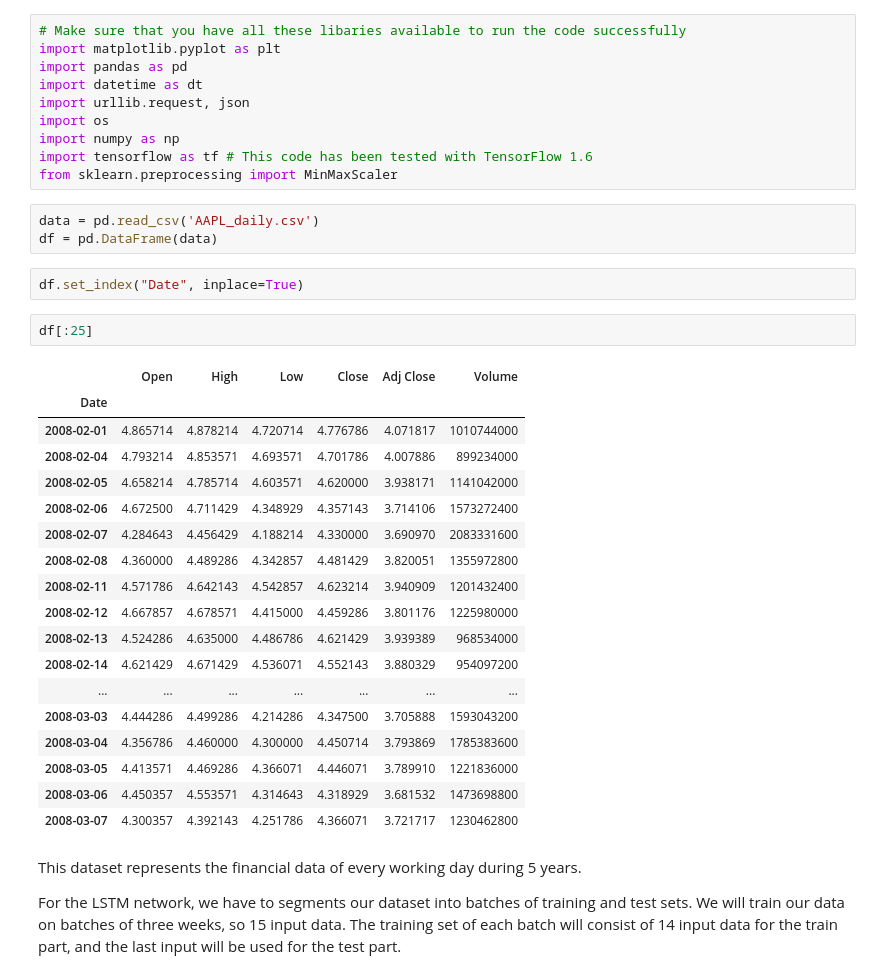
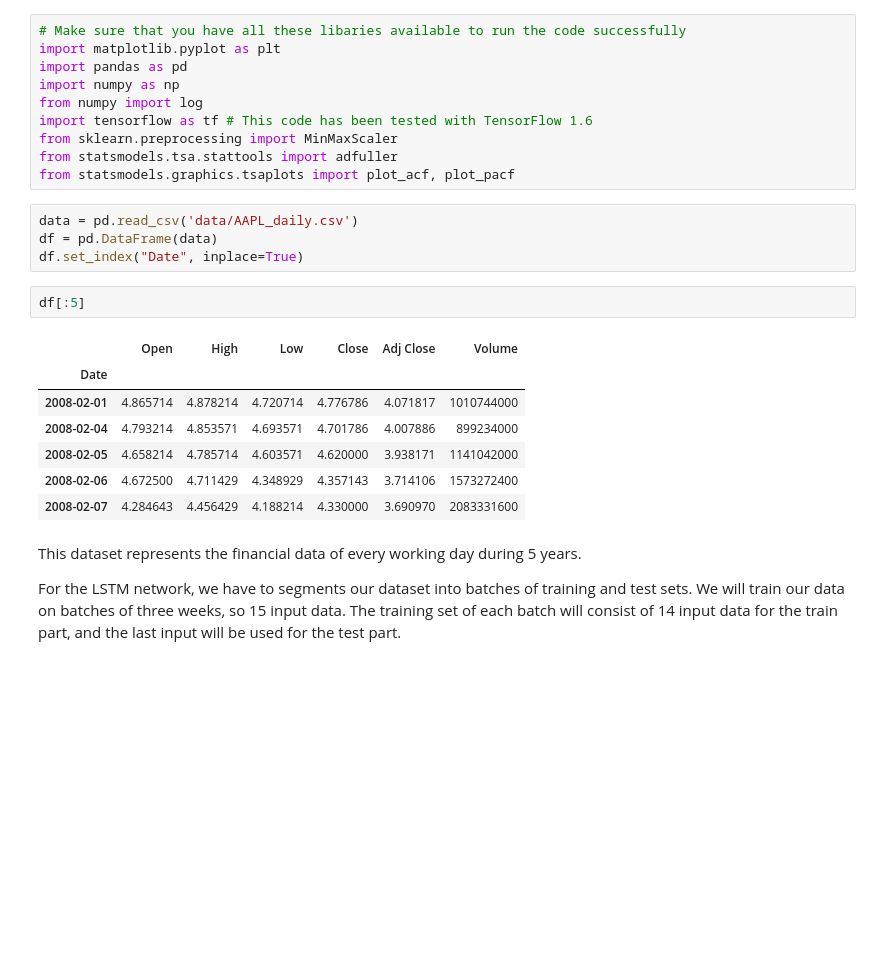
Before and after one commit to killianvervelle/Financial-Forecasting-with-Timeseries, a Jupyter notebook: LSTM.ipynb, the cells around one changed output. Drawn from its saved outputs; the diff is of its cells as text; blank space fills up the shorter version.

```diff
--- a/LSTM.ipynb
+++ b/LSTM.ipynb
@@ -2,38 +2,26 @@
 # Make sure that you have all these libaries available to run the code successfully
 import matplotlib.pyplot as plt
 import pandas as pd
-import datetime as dt
-import urllib.request, json
-import os
 import numpy as np
+from numpy import log
 import tensorflow as tf # This code has been tested with TensorFlow 1.6
 from sklearn.preprocessing import MinMaxScaler
+from statsmodels.tsa.stattools import adfuller
+from statsmodels.graphics.tsaplots import plot_acf, plot_pacf
 # %%
-data = pd.read_csv('AAPL_daily.csv')
+data = pd.read_csv('data/AAPL_daily.csv')
 df = pd.DataFrame(data)
+df.set_index("Date", inplace=True)
-# %%
-df.set_index("Date", inplace=True)
 # %%
-df[:25]
+df[:5]
 # %% [output]
 |  | Open | High | Low | Close | Adj Close | Volume |
 | Date |  |  |  |  |  |  |
 | 2008-02-01 | 4.865714 | 4.878214 | 4.720714 | 4.776786 | 4.071817 | 1010744000 |
 | 2008-02-04 | 4.793214 | 4.853571 | 4.693571 | 4.701786 | 4.007886 | 899234000 |
 | 2008-02-05 | 4.658214 | 4.785714 | 4.603571 | 4.620000 | 3.938171 | 1141042000 |
 | 2008-02-06 | 4.672500 | 4.711429 | 4.348929 | 4.357143 | 3.714106 | 1573272400 |
 | 2008-02-07 | 4.284643 | 4.456429 | 4.188214 | 4.330000 | 3.690970 | 2083331600 |
-| 2008-02-08 | 4.360000 | 4.489286 | 4.342857 | 4.481429 | 3.820051 | 1355972800 |
-| 2008-02-11 | 4.571786 | 4.642143 | 4.542857 | 4.623214 | 3.940909 | 1201432400 |
-| 2008-02-12 | 4.667857 | 4.678571 | 4.415000 | 4.459286 | 3.801176 | 1225980000 |
-| 2008-02-13 | 4.524286 | 4.635000 | 4.486786 | 4.621429 | 3.939389 | 968534000 |
-| 2008-02-14 | 4.621429 | 4.671429 | 4.536071 | 4.552143 | 3.880329 | 954097200 |
-| ... | ... | ... | ... | ... | ... | ... |
-| 2008-03-03 | 4.444286 | 4.499286 | 4.214286 | 4.347500 | 3.705888 | 1593043200 |
-| 2008-03-04 | 4.356786 | 4.460000 | 4.300000 | 4.450714 | 3.793869 | 1785383600 |
-| 2008-03-05 | 4.413571 | 4.469286 | 4.366071 | 4.446071 | 3.789910 | 1221836000 |
-| 2008-03-06 | 4.450357 | 4.553571 | 4.314643 | 4.318929 | 3.681532 | 1473698800 |
-| 2008-03-07 | 4.300357 | 4.392143 | 4.251786 | 4.366071 | 3.721717 | 1230462800 |
 # %% [markdown]
 This dataset represents the financial data of every working day during 5 years.
 
```
Also changed, not shown: parts of 8 cells of this notebook, 8 other files.
